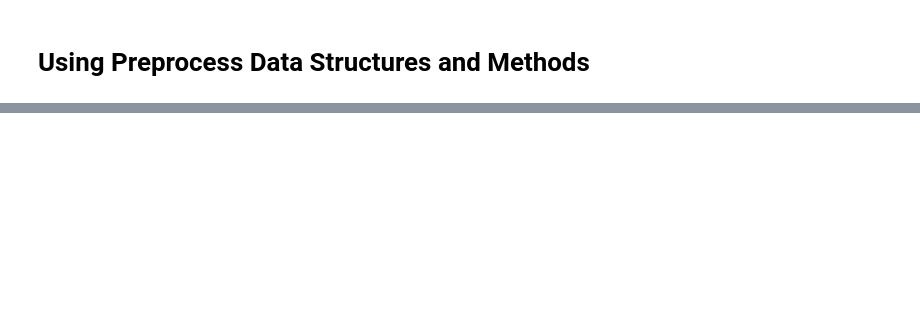
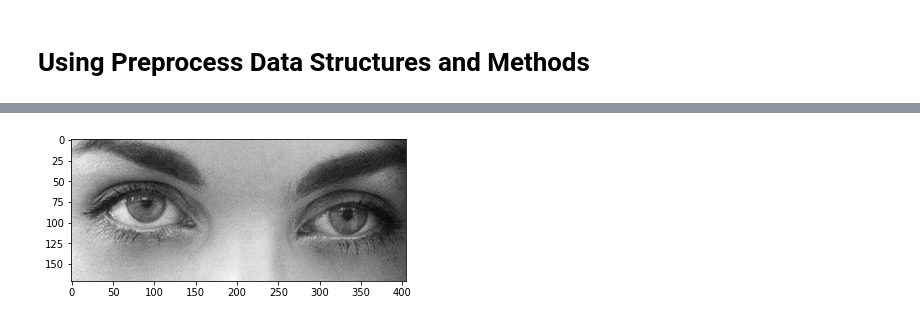
Before and after one commit to chuan2019/CNN4DetectStrabismus, a Jupyter notebook: strabismus/notebooks/Preprocess.ipynb, the cells around one changed output, grey strips where cells are left out. Saved outputs shown, nothing was run; the diff lists cells and outputs as text; code cells hidden in the pictures; blank space fills up the shorter version.

```diff
--- a/strabismus/notebooks/Preprocess.ipynb
+++ b/strabismus/notebooks/Preprocess.ipynb
@@ -77 +35,5 @@ img.locate_eye_region()
 True
+# %%
+_type, img = img.get_eye_region()
+# %% [output]
+[figure, added]
```
Also changed, not shown: parts of 18 cells of this notebook, 7 other files.
